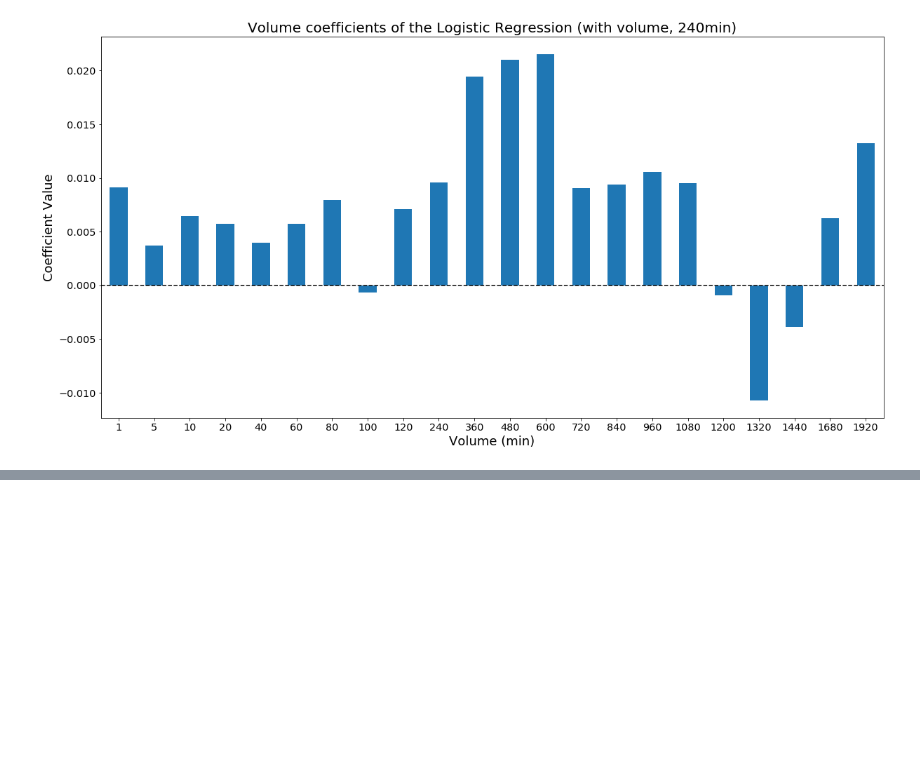
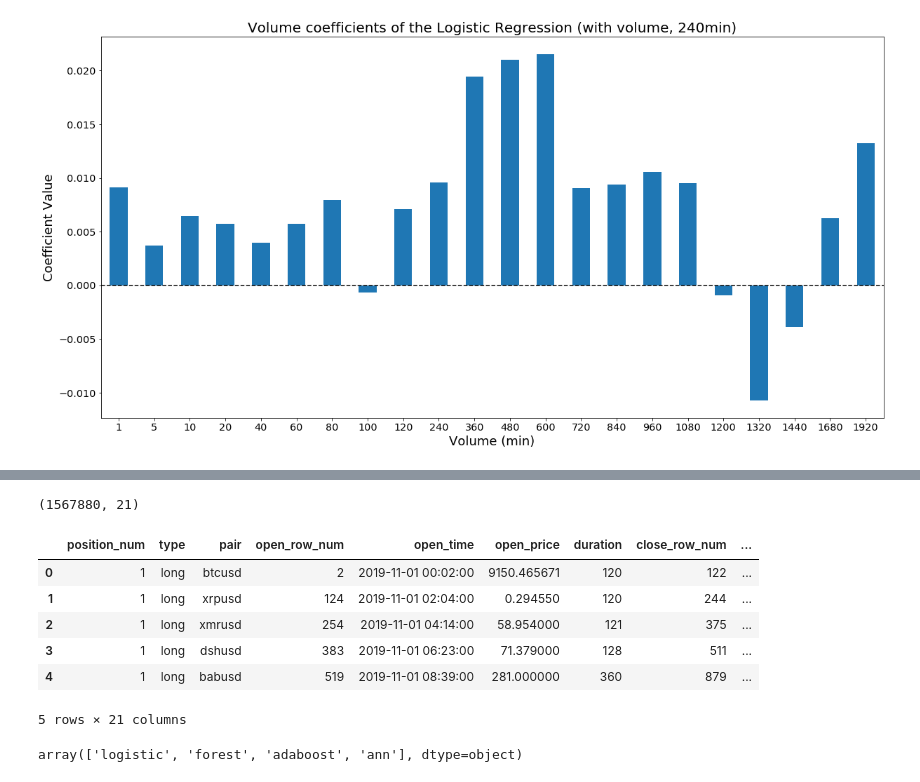
Before and after one commit to RaRedmer/econ_master_thesis_code, a Jupyter notebook: notebook/model_performance.ipynb, the cells around one changed output, grey strips where cells are left out. Drawn from its saved outputs; the diff is of its cells as text; code cells hidden in the pictures; blank space fills up the shorter version.

```diff
--- a/notebook/model_performance.ipynb
+++ b/notebook/model_performance.ipynb
@@ -1338,0 +1362,24 @@ plt.savefig("../results/logistic/logistic_coefficients.png")
+# %%
+costs_bps = [ x*0.0005 for x in range(0, 5) ]
+# get growth rate for all bps
+for cost in costs_bps:
+    trading_returns_df[f"return_growth_rate_{ int( cost * 10**4 ) }bps"] = np.where(
+        trading_returns_df["type"] == "long",
+        (trading_returns_df["close_price"] / trading_returns_df["open_price"]) * (1 - cost) / (1 + cost),
+        (trading_returns_df["open_price"] / trading_returns_df["close_price"]) * (1 - cost) / (1 + cost),
+    )
+print(trading_returns_df.shape)
+trading_returns_df.head()
+# %% [output]
+(1567880, 21)
+|  | position_num | type | pair | open_row_num | open_time | open_price | duration | close_row_num | ... |
+| 0 | 1 | long | btcusd | 2 | 2019-11-01 00:02:00 | 9150.465671 | 120 | 122 | ... |
+| 1 | 1 | long | xrpusd | 124 | 2019-11-01 02:04:00 | 0.294550 | 120 | 244 | ... |
+| 2 | 1 | long | xmrusd | 254 | 2019-11-01 04:14:00 | 58.954000 | 121 | 375 | ... |
+| 3 | 1 | long | dshusd | 383 | 2019-11-01 06:23:00 | 71.379000 | 128 | 511 | ... |
+| 4 | 1 | long | babusd | 519 | 2019-11-01 08:39:00 | 281.000000 | 360 | 879 | ... |
+5 rows × 21 columns
+# %%
+trading_returns_df["model"].unique()
+# %% [output]
+array(['logistic', 'forest', 'adaboost', 'ann'], dtype=object)
```
Also changed, not shown: parts of 17 cells of this notebook, 3 other files.
